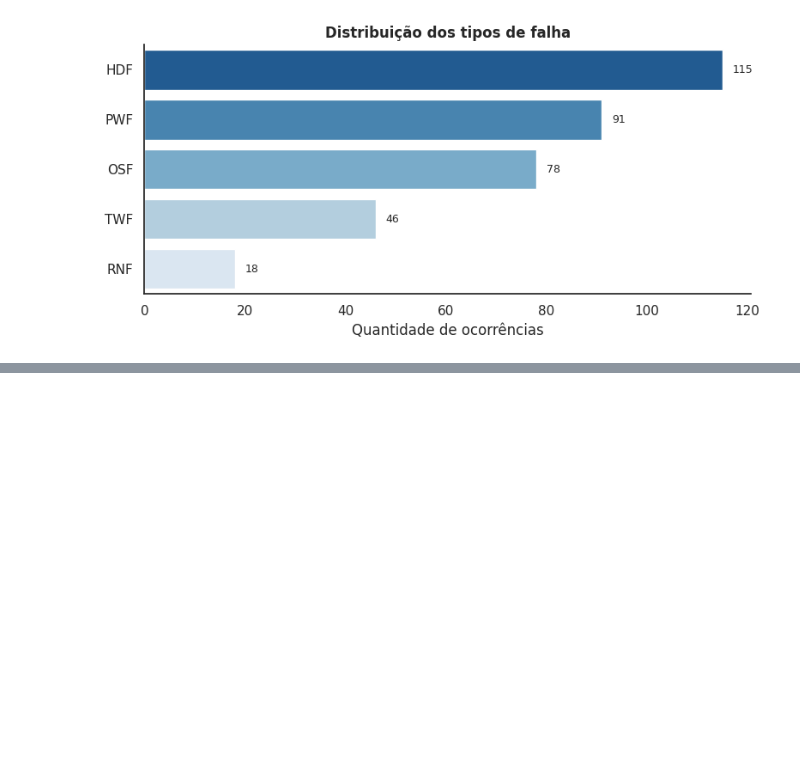
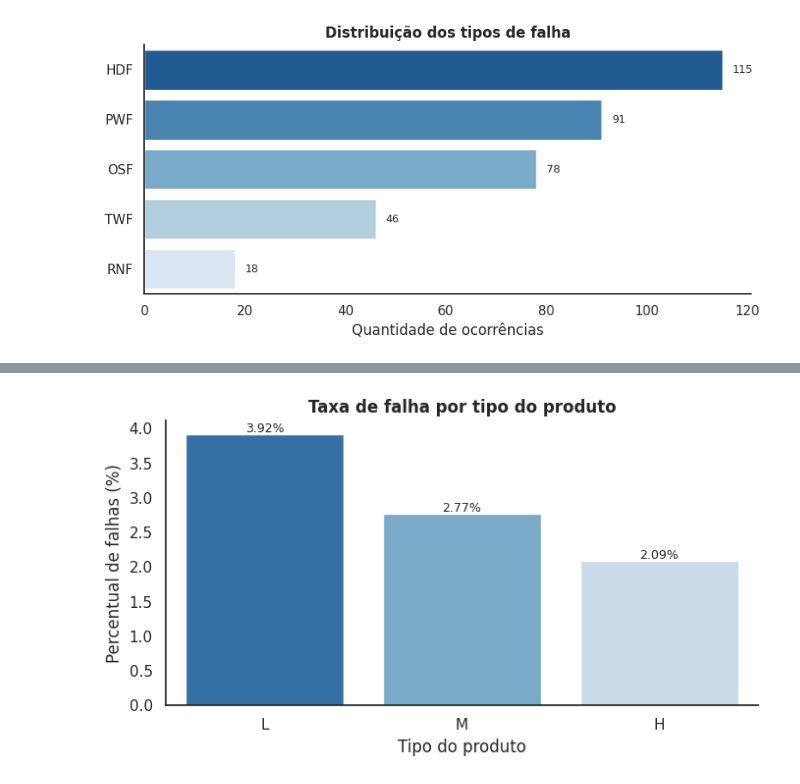
Before and after one commit to thaygorh/Analise-de-Dados-e-Boas-Praticas, a Jupyter notebook: mvp-analise-dados-e-boas-praticas.ipynb, the cells around one changed output, grey strips where cells are left out. Saved outputs shown, nothing was run; the diff lists cells and outputs as text; code cells hidden in the pictures; blank space fills up the shorter version.

```diff
--- a/mvp-analise-dados-e-boas-praticas.ipynb
+++ b/mvp-analise-dados-e-boas-praticas.ipynb
@@ -791,0 +863,29 @@ plt.show()
+# %%
+falha_por_tipo = (
+    df_analysis.groupby('Tipo do produto')['Falha da máquina']
+    .mean()
+    .sort_values(ascending=False)
+    .mul(100)
+)
+
+plt.figure(figsize=(7, 4))
+
+ax = sns.barplot(
+    x=falha_por_tipo.index,
+    y=falha_por_tipo.values,
+    palette='Blues_r'
+)
+
+for i, v in enumerate(falha_por_tipo.values):
+    ax.text(i, v + 0.03, f'{v:.2f}%', ha='center', fontsize=9)
+
+ax.set_title('Taxa de falha por tipo do produto', fontsize=12, weight='bold')
+ax.set_xlabel('Tipo do produto')
+ax.set_ylabel('Percentual de falhas (%)')
+
+sns.despine()
+plt.grid(False)
+plt.tight_layout()
+plt.show()
+# %% [output]
+[figure, added]
```
Also changed, not shown: parts of 10 cells of this notebook.
